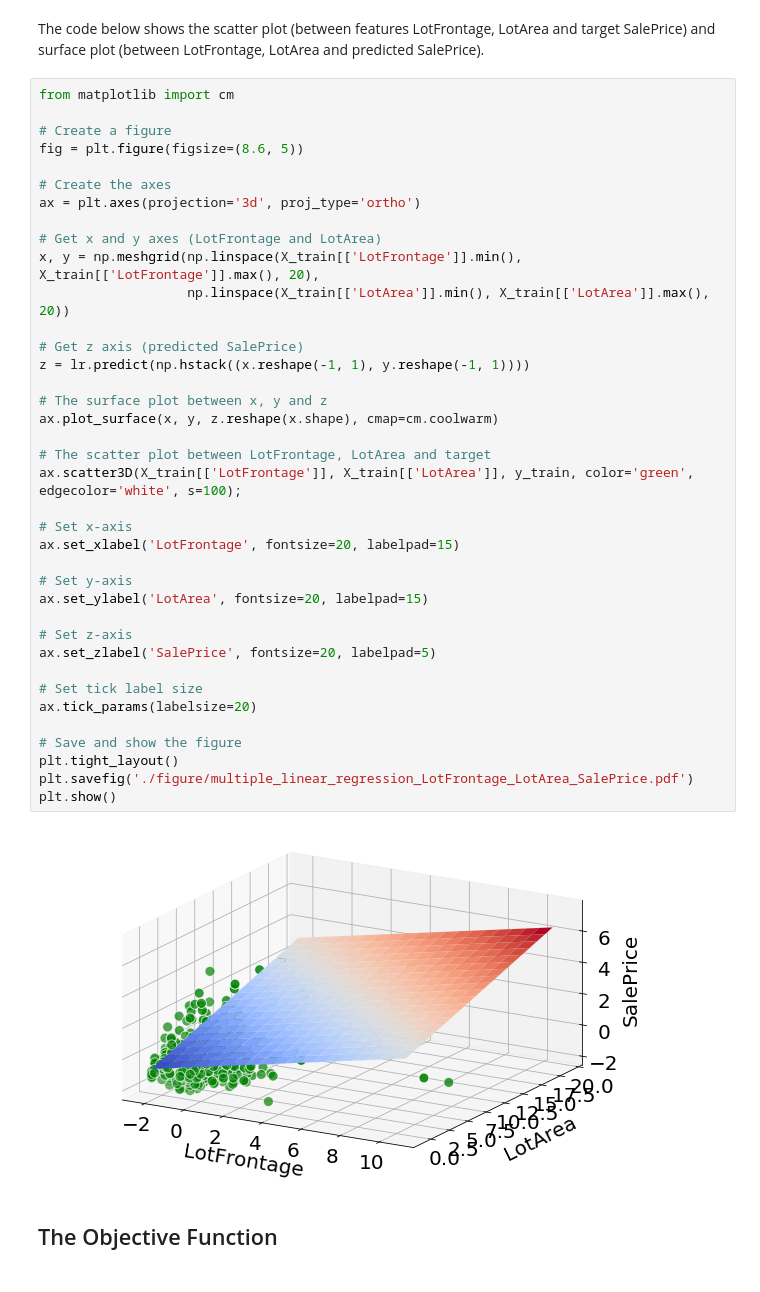
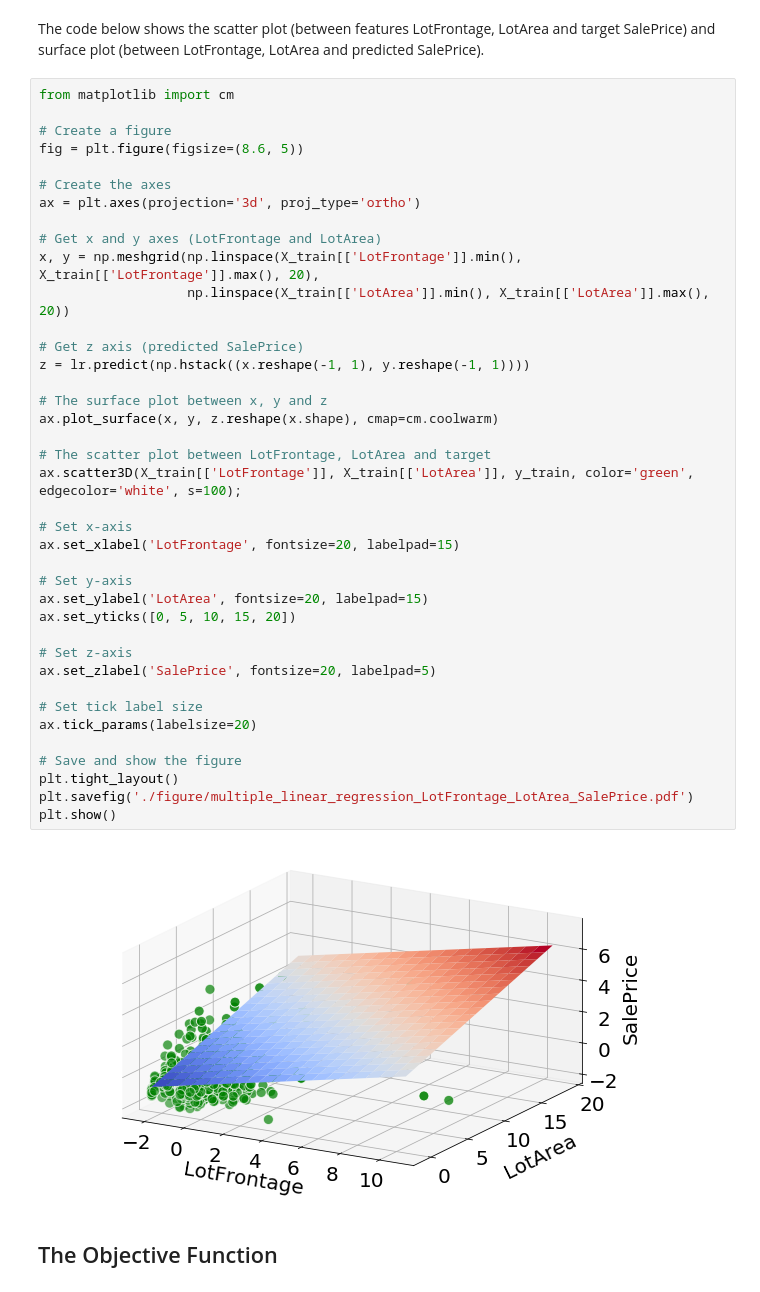
Before and after one commit to nehat312/teaching, a Jupyter notebook: gwu/machine_learning_I/spring_2020/case_study/case_study_1/case_study_1.ipynb, the cells around one changed output. Saved outputs shown, nothing was run; the diff lists cells and outputs as text.

```diff
--- a/gwu/machine_learning_I/spring_2020/case_study/case_study_1/case_study_1.ipynb
+++ b/gwu/machine_learning_I/spring_2020/case_study/case_study_1/case_study_1.ipynb
@@ -781,34 +782,35 @@ ax = plt.axes(projection='3d', proj_type='ortho')
 # Get x and y axes (LotFrontage and LotArea)
 x, y = np.meshgrid(np.linspace(X_train[['LotFrontage']].min(), X_train[['LotFrontage']].max(), 20),
                    np.linspace(X_train[['LotArea']].min(), X_train[['LotArea']].max(), 20))
 
 # Get z axis (predicted SalePrice)
 z = lr.predict(np.hstack((x.reshape(-1, 1), y.reshape(-1, 1))))
 
 # The surface plot between x, y and z
 ax.plot_surface(x, y, z.reshape(x.shape), cmap=cm.coolwarm)
 
 # The scatter plot between LotFrontage, LotArea and target
 ax.scatter3D(X_train[['LotFrontage']], X_train[['LotArea']], y_train, color='green', edgecolor='white', s=100);
 
 # Set x-axis
 ax.set_xlabel('LotFrontage', fontsize=20, labelpad=15)
 
 # Set y-axis
 ax.set_ylabel('LotArea', fontsize=20, labelpad=15)
+ax.set_yticks([0, 5, 10, 15, 20])
 
 # Set z-axis
 ax.set_zlabel('SalePrice', fontsize=20, labelpad=5)
 
 # Set tick label size
 ax.tick_params(labelsize=20)
 
 # Save and show the figure
 plt.tight_layout()
 plt.savefig('./figure/multiple_linear_regression_LotFrontage_LotArea_SalePrice.pdf')
 plt.show()
 # %% [output]
-[figure, old version]
+[figure, new version]
 # %% [markdown]
 ## The Objective Function
 # %% [markdown]
```
Also changed, not shown: parts of 4 cells of this notebook, 3 other files.
